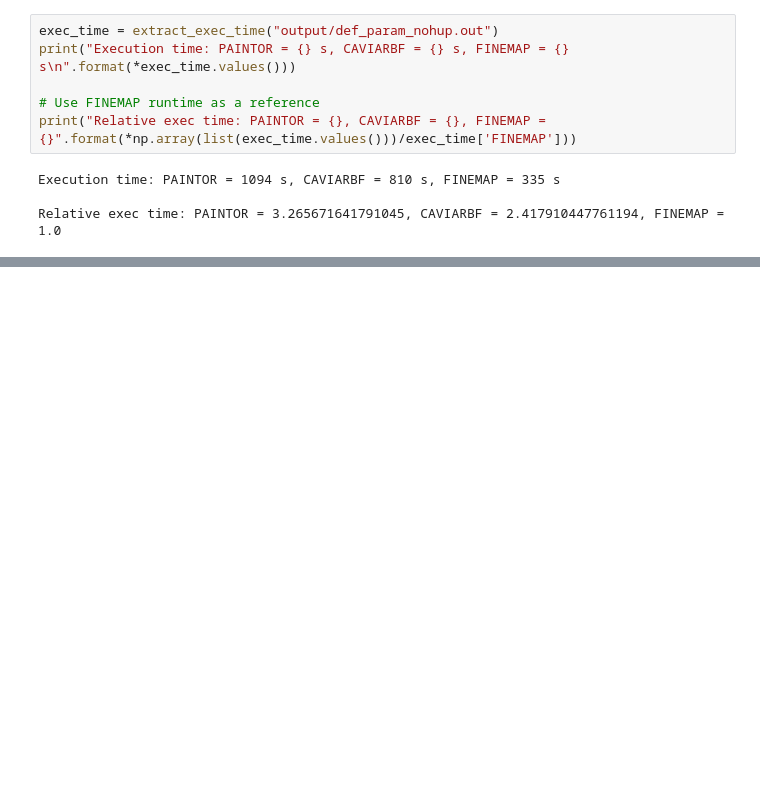
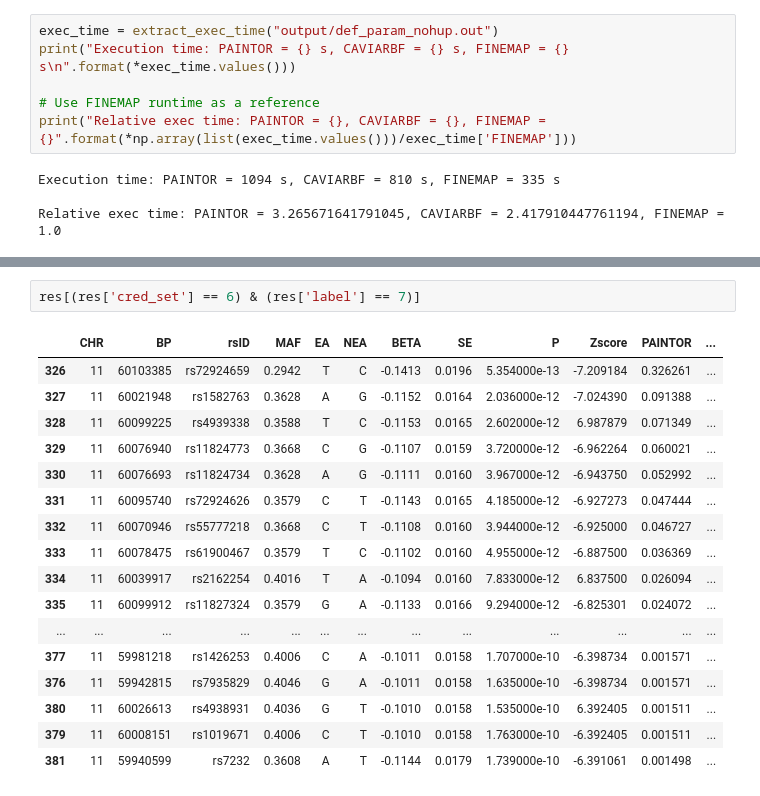
Before and after one commit to insanebruce/fine-mapping, a Jupyter notebook: analysis.ipynb, the cells around one changed output, grey strips where cells are left out. Drawn from its saved outputs; the diff is of its cells as text; blank space fills up the shorter version.

```diff
--- a/analysis.ipynb
+++ b/analysis.ipynb
@@ -45,0 +286,20 @@ df.head(10)
+# %%
+res[(res['cred_set'] == 6) & (res['label'] == 7)]
+# %% [output]
+|  | CHR | BP | rsID | MAF | EA | NEA | BETA | SE | P | Zscore | PAINTOR | ... |
+| 326 | 11 | 60103385 | rs72924659 | 0.2942 | T | C | -0.1413 | 0.0196 | 5.354000e-13 | -7.209184 | 0.326261 | ... |
+| 327 | 11 | 60021948 | rs1582763 | 0.3628 | A | G | -0.1152 | 0.0164 | 2.036000e-12 | -7.024390 | 0.091388 | ... |
+| 328 | 11 | 60099225 | rs4939338 | 0.3588 | T | C | -0.1153 | 0.0165 | 2.602000e-12 | 6.987879 | 0.071349 | ... |
+| 329 | 11 | 60076940 | rs11824773 | 0.3668 | C | G | -0.1107 | 0.0159 | 3.720000e-12 | -6.962264 | 0.060021 | ... |
+| 330 | 11 | 60076693 | rs11824734 | 0.3628 | A | G | -0.1111 | 0.0160 | 3.967000e-12 | -6.943750 | 0.052992 | ... |
+| 331 | 11 | 60095740 | rs72924626 | 0.3579 | C | T | -0.1143 | 0.0165 | 4.185000e-12 | -6.927273 | 0.047444 | ... |
+| 332 | 11 | 60070946 | rs55777218 | 0.3668 | C | T | -0.1108 | 0.0160 | 3.944000e-12 | -6.925000 | 0.046727 | ... |
+| 333 | 11 | 60078475 | rs61900467 | 0.3579 | T | C | -0.1102 | 0.0160 | 4.955000e-12 | -6.887500 | 0.036369 | ... |
+| 334 | 11 | 60039917 | rs2162254 | 0.4016 | T | A | -0.1094 | 0.0160 | 7.833000e-12 | 6.837500 | 0.026094 | ... |
+| 335 | 11 | 60099912 | rs11827324 | 0.3579 | G | A | -0.1133 | 0.0166 | 9.294000e-12 | -6.825301 | 0.024072 | ... |
+| ... | ... | ... | ... | ... | ... | ... | ... | ... | ... | ... | ... | ... |
+| 377 | 11 | 59981218 | rs1426253 | 0.4006 | C | A | -0.1011 | 0.0158 | 1.707000e-10 | -6.398734 | 0.001571 | ... |
+| 376 | 11 | 59942815 | rs7935829 | 0.4046 | G | A | -0.1011 | 0.0158 | 1.635000e-10 | -6.398734 | 0.001571 | ... |
+| 380 | 11 | 60026613 | rs4938931 | 0.4036 | G | T | -0.1010 | 0.0158 | 1.535000e-10 | 6.392405 | 0.001511 | ... |
+| 379 | 11 | 60008151 | rs1019671 | 0.4006 | C | T | -0.1010 | 0.0158 | 1.763000e-10 | -6.392405 | 0.001511 | ... |
+| 381 | 11 | 59940599 | rs7232 | 0.3608 | A | T | -0.1144 | 0.0179 | 1.739000e-10 | -6.391061 | 0.001498 | ... |
```
Also changed, not shown: parts of 31 cells of this notebook, 16 other files.
